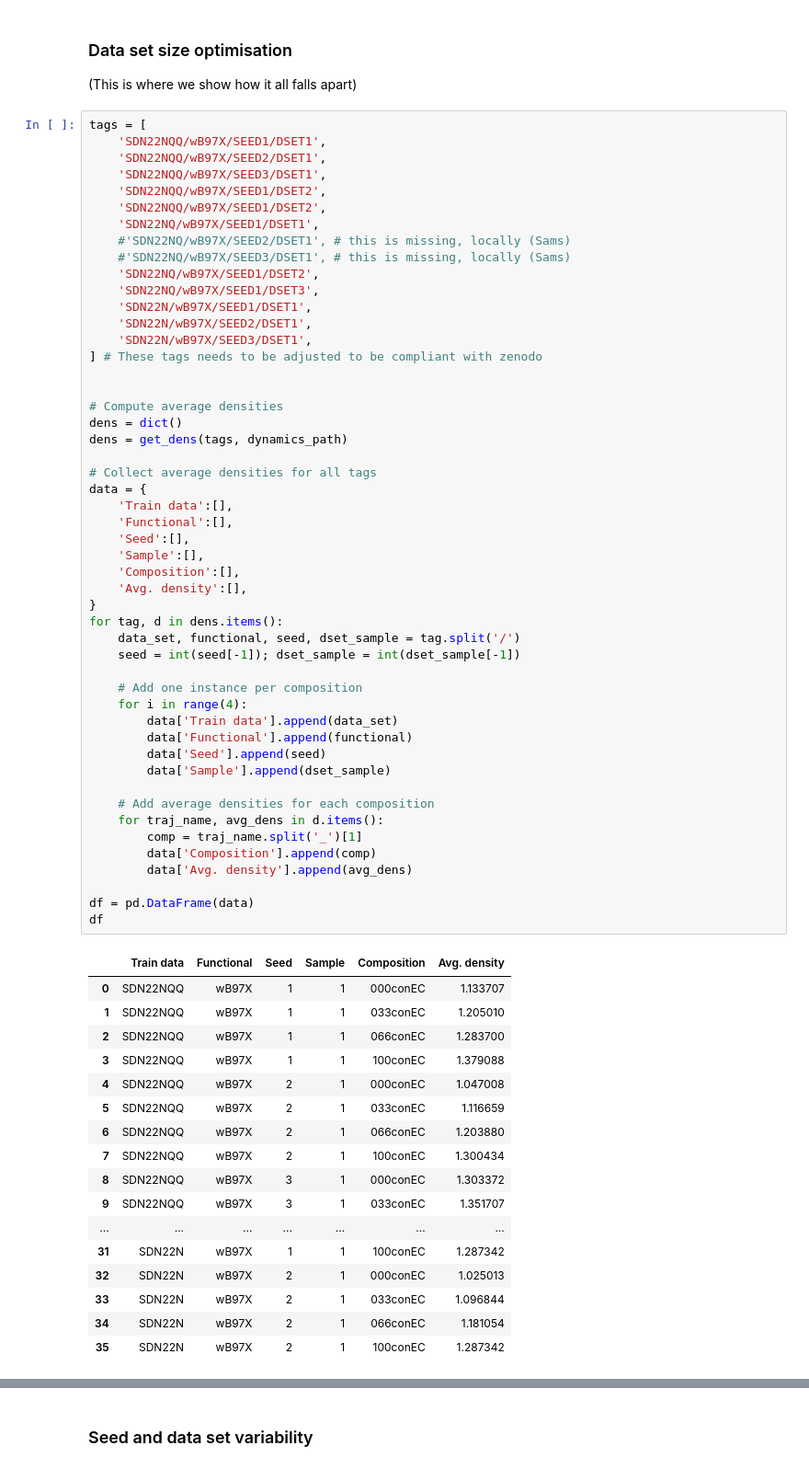
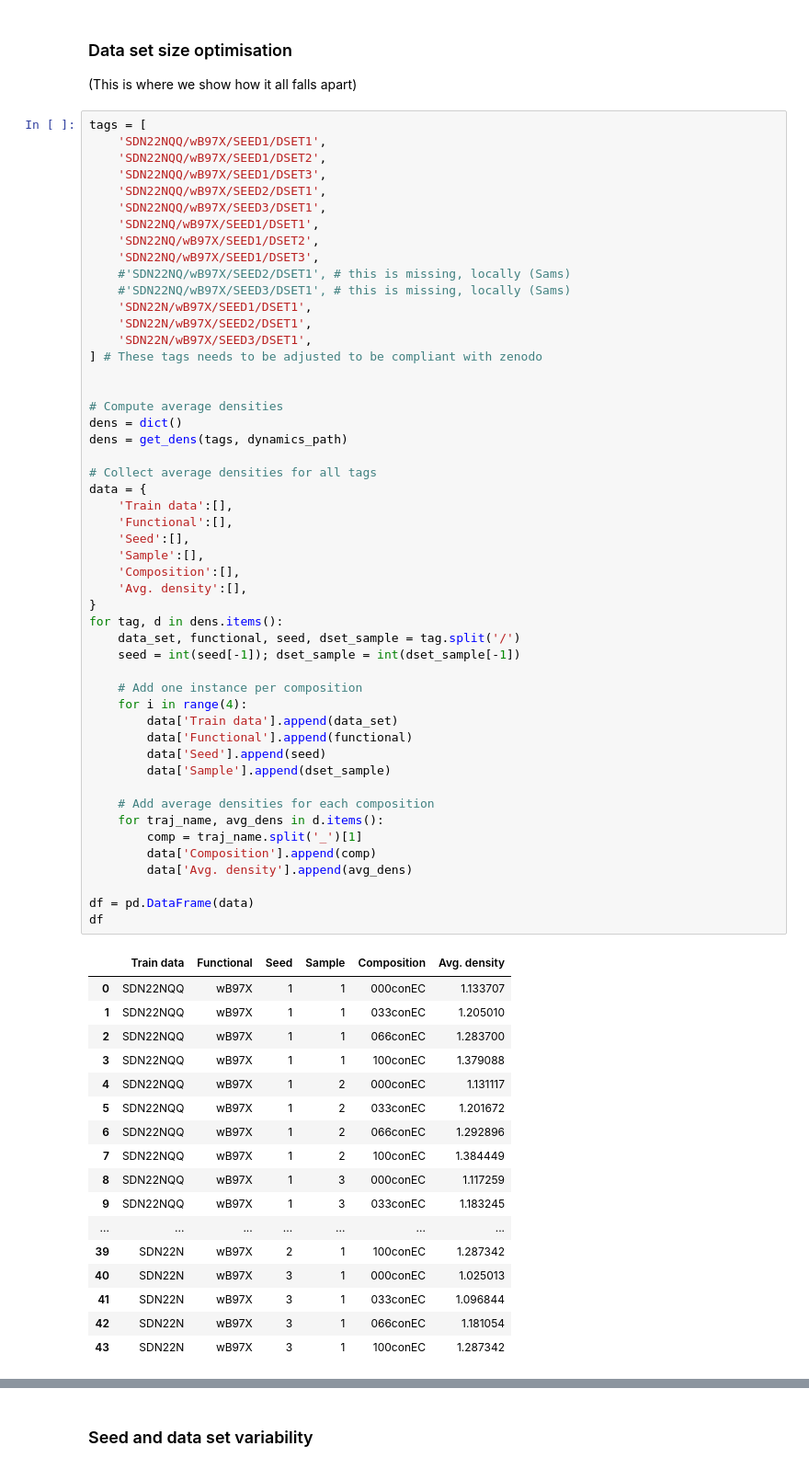
Before and after one commit to imagdau/EC-EMC_diffusion_DFT-MLIP-Data_comparison, a Jupyter notebook: for_paper.ipynb, the cells around one changed output, grey strips where cells are left out. Shown: that part at 92% size. Saved outputs shown, nothing was run; the diff lists cells and outputs as text.

```diff
--- a/for_paper.ipynb
+++ b/for_paper.ipynb
@@ -193,15 +193,15 @@ Attempt to set non-positive ylim on a log-scaled axis will be ignored.
 # %%
 tags = [
     'SDN22NQQ/wB97X/SEED1/DSET1',
+    'SDN22NQQ/wB97X/SEED1/DSET2',
+    'SDN22NQQ/wB97X/SEED1/DSET3',
     'SDN22NQQ/wB97X/SEED2/DSET1',
     'SDN22NQQ/wB97X/SEED3/DSET1',
-    'SDN22NQQ/wB97X/SEED1/DSET2',
-    'SDN22NQQ/wB97X/SEED1/DSET2',
     'SDN22NQ/wB97X/SEED1/DSET1',
+    'SDN22NQ/wB97X/SEED1/DSET2',
+    'SDN22NQ/wB97X/SEED1/DSET3',
     #'SDN22NQ/wB97X/SEED2/DSET1', # this is missing, locally (Sams)
     #'SDN22NQ/wB97X/SEED3/DSET1', # this is missing, locally (Sams)
-    'SDN22NQ/wB97X/SEED1/DSET2',
-    'SDN22NQ/wB97X/SEED1/DSET3',
     'SDN22N/wB97X/SEED1/DSET1',
     'SDN22N/wB97X/SEED2/DSET1',
     'SDN22N/wB97X/SEED3/DSET1',
@@ -219,42 +219,42 @@ data = {
     'Seed':[],
     'Sample':[],
     'Composition':[],
     'Avg. density':[],
 }
 for tag, d in dens.items():
     data_set, functional, seed, dset_sample = tag.split('/')
     seed = int(seed[-1]); dset_sample = int(dset_sample[-1])
 
     # Add one instance per composition
     for i in range(4):
         data['Train data'].append(data_set)
         data['Functional'].append(functional)
         data['Seed'].append(seed)
         data['Sample'].append(dset_sample)
 
     # Add average densities for each composition
     for traj_name, avg_dens in d.items():
         comp = traj_name.split('_')[1]
         data['Composition'].append(comp)
         data['Avg. density'].append(avg_dens)
 
 df = pd.DataFrame(data)
 df
 # %% [output]
 |  | Train data | Functional | Seed | Sample | Composition | Avg. density |
 | 0 | SDN22NQQ | wB97X | 1 | 1 | 000conEC | 1.133707 |
 | 1 | SDN22NQQ | wB97X | 1 | 1 | 033conEC | 1.205010 |
 | 2 | SDN22NQQ | wB97X | 1 | 1 | 066conEC | 1.283700 |
 | 3 | SDN22NQQ | wB97X | 1 | 1 | 100conEC | 1.379088 |
-| 4 | SDN22NQQ | wB97X | 2 | 1 | 000conEC | 1.047008 |
-| 5 | SDN22NQQ | wB97X | 2 | 1 | 033conEC | 1.116659 |
-| 6 | SDN22NQQ | wB97X | 2 | 1 | 066conEC | 1.203880 |
-| 7 | SDN22NQQ | wB97X | 2 | 1 | 100conEC | 1.300434 |
-| 8 | SDN22NQQ | wB97X | 3 | 1 | 000conEC | 1.303372 |
-| 9 | SDN22NQQ | wB97X | 3 | 1 | 033conEC | 1.351707 |
+| 4 | SDN22NQQ | wB97X | 1 | 2 | 000conEC | 1.131117 |
+| 5 | SDN22NQQ | wB97X | 1 | 2 | 033conEC | 1.201672 |
+| 6 | SDN22NQQ | wB97X | 1 | 2 | 066conEC | 1.292896 |
+| 7 | SDN22NQQ | wB97X | 1 | 2 | 100conEC | 1.384449 |
+| 8 | SDN22NQQ | wB97X | 1 | 3 | 000conEC | 1.117259 |
+| 9 | SDN22NQQ | wB97X | 1 | 3 | 033conEC | 1.183245 |
 | ... | ... | ... | ... | ... | ... | ... |
-| 31 | SDN22N | wB97X | 1 | 1 | 100conEC | 1.287342 |
-| 32 | SDN22N | wB97X | 2 | 1 | 000conEC | 1.025013 |
-| 33 | SDN22N | wB97X | 2 | 1 | 033conEC | 1.096844 |
-| 34 | SDN22N | wB97X | 2 | 1 | 066conEC | 1.181054 |
-| 35 | SDN22N | wB97X | 2 | 1 | 100conEC | 1.287342 |
+| 39 | SDN22N | wB97X | 2 | 1 | 100conEC | 1.287342 |
+| 40 | SDN22N | wB97X | 3 | 1 | 000conEC | 1.025013 |
+| 41 | SDN22N | wB97X | 3 | 1 | 033conEC | 1.096844 |
+| 42 | SDN22N | wB97X | 3 | 1 | 066conEC | 1.181054 |
+| 43 | SDN22N | wB97X | 3 | 1 | 100conEC | 1.287342 |
```
Also changed, not shown: parts of 2 cells of this notebook.
